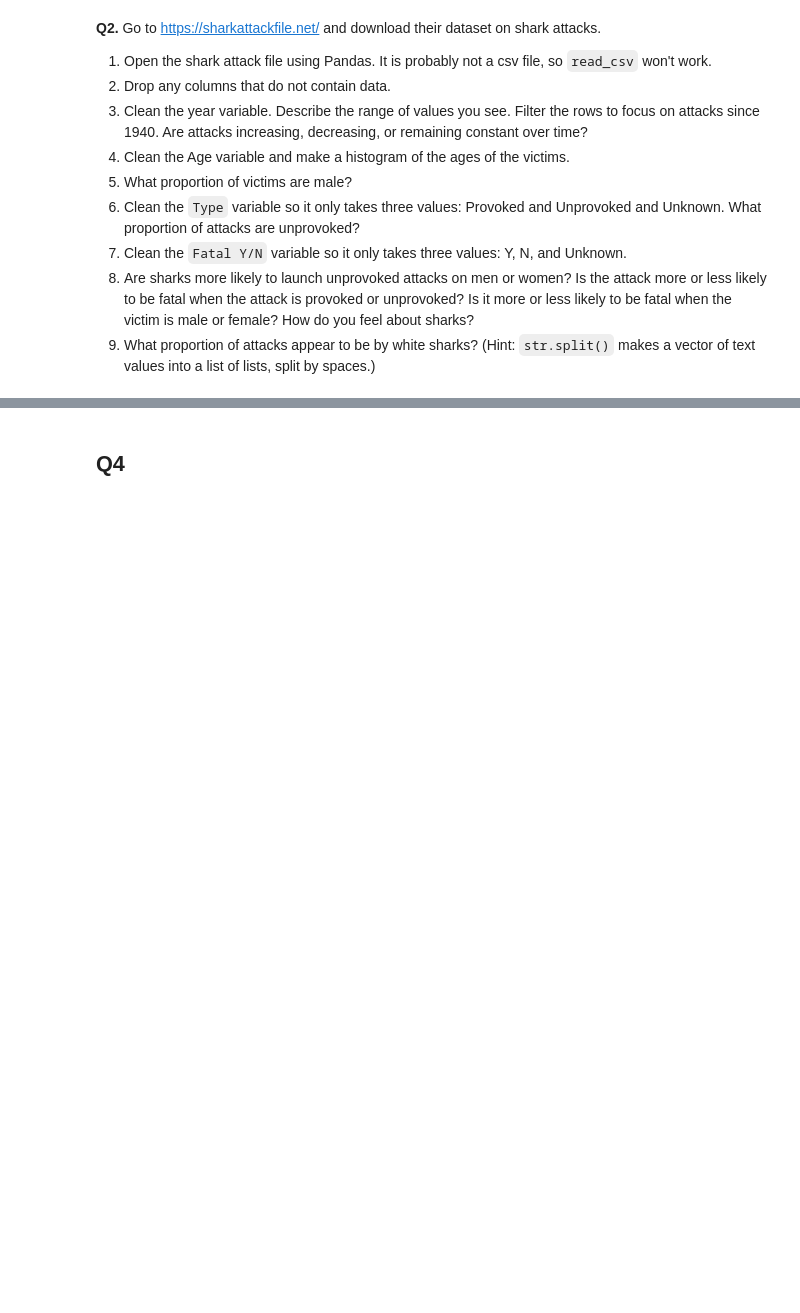
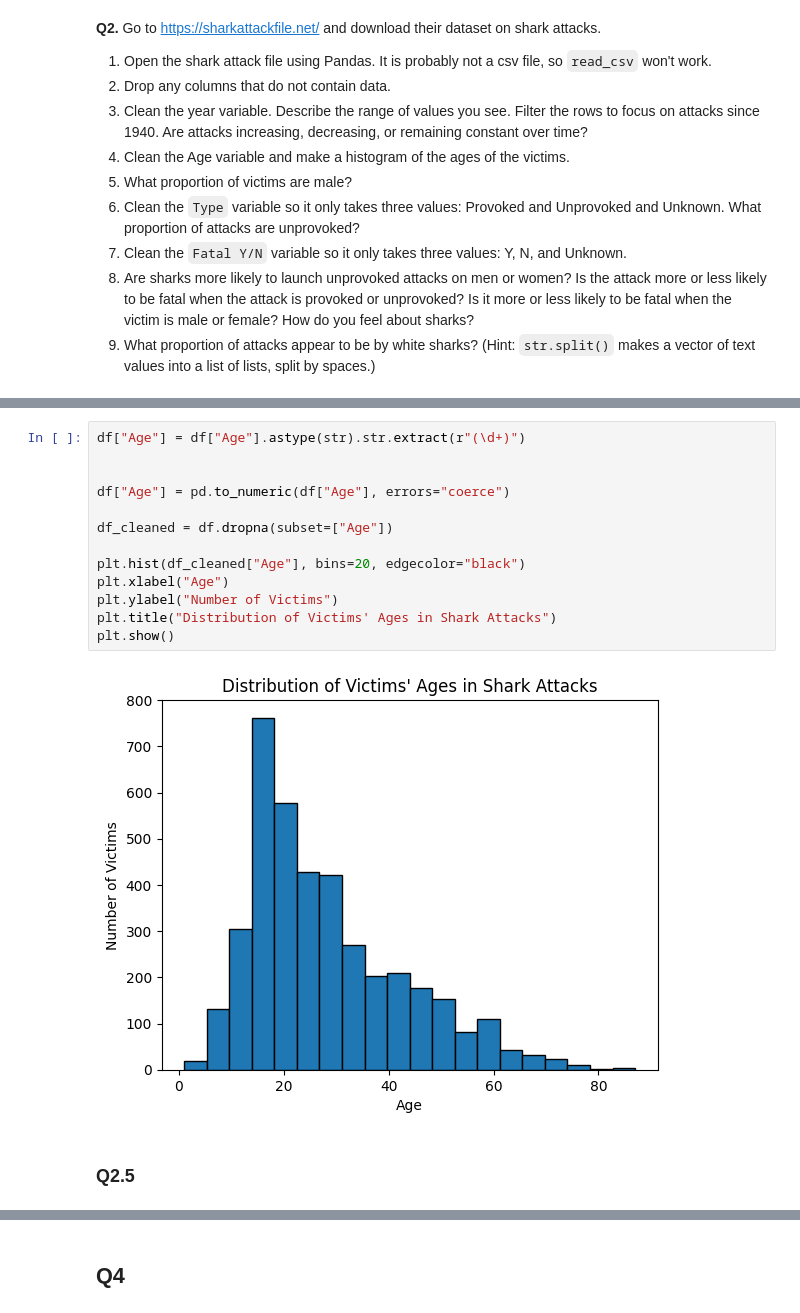
Before and after one commit to lommoberry/wrangling, a Jupyter notebook: assignment/assignment.ipynb, the cells around one changed output, grey strips where cells are left out. Cells and saved outputs as stored; diff of their text form; blank space fills up the shorter version.

```diff
--- a/assignment/assignment.ipynb
+++ b/assignment/assignment.ipynb
@@ -209,0 +523,17 @@ print(df)
+# %%
+df["Age"] = df["Age"].astype(str).str.extract(r"(\d+)")
+
+
+df["Age"] = pd.to_numeric(df["Age"], errors="coerce")
+
+df_cleaned = df.dropna(subset=["Age"])
+
+plt.hist(df_cleaned["Age"], bins=20, edgecolor="black")
+plt.xlabel("Age")
+plt.ylabel("Number of Victims")
+plt.title("Distribution of Victims' Ages in Shark Attacks")
+plt.show()
+# %% [output]
+[figure, added]
+# %% [markdown]
+### Q2.5
```
Also changed, not shown: parts of 54 cells of this notebook, 1 other file.
